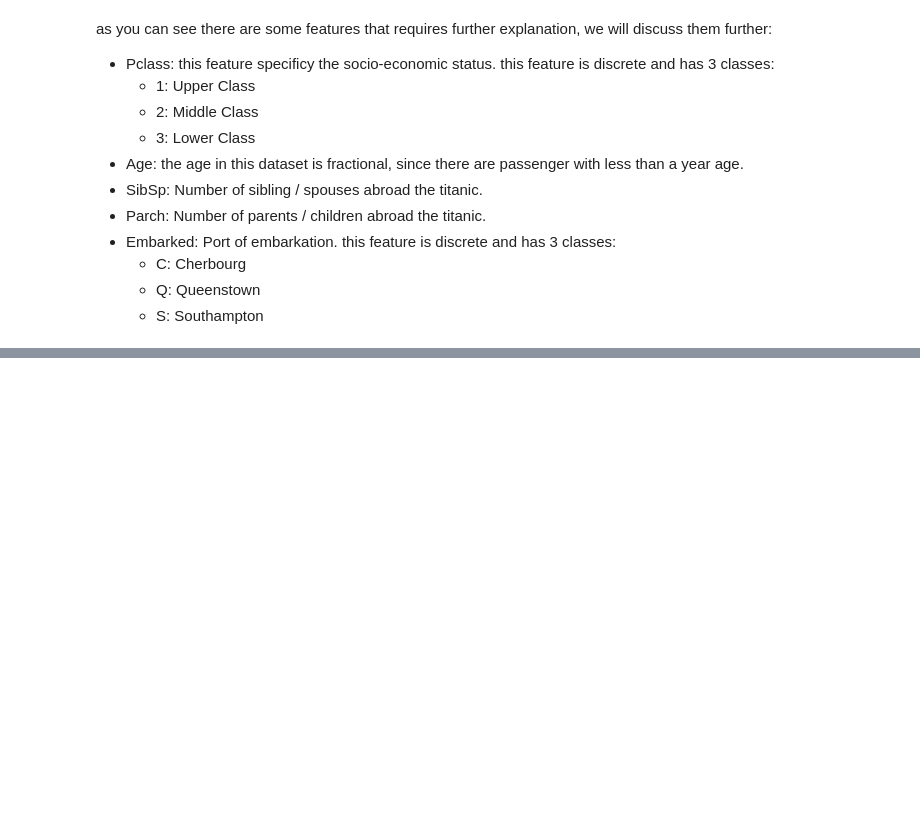
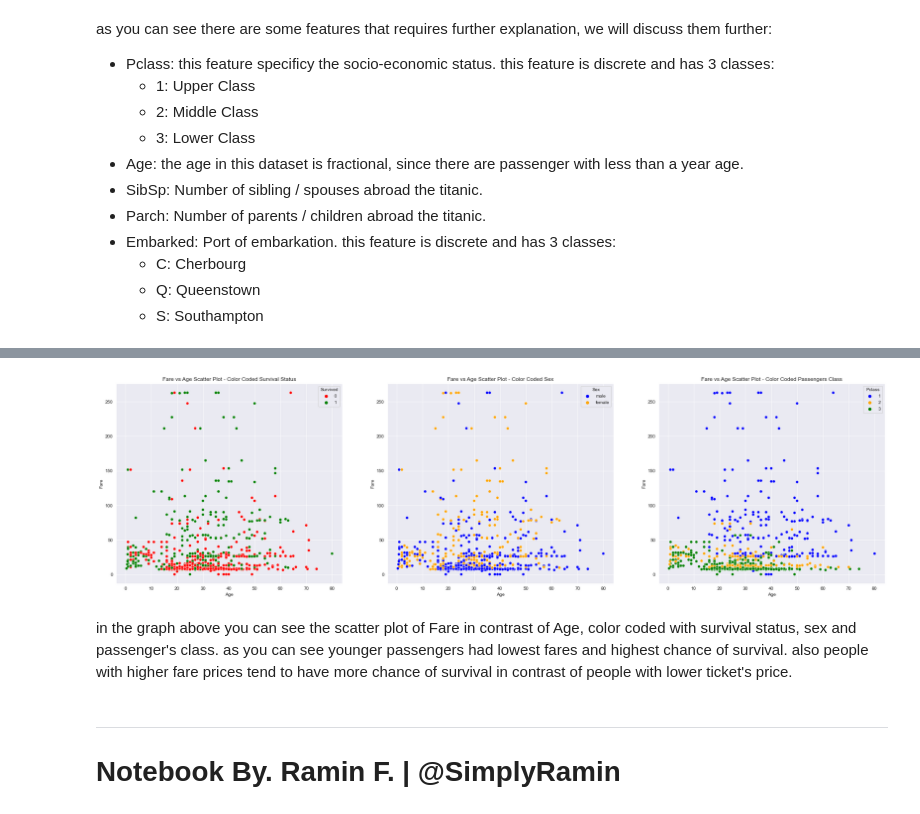
Before and after one commit to SimplyRamin/Titanic-Kaggle, a Jupyter notebook: Titanic EDA - Ramin F v1.0 .ipynb, the cells around one changed output, grey strips where cells are left out. Cells and saved outputs as stored; diff of their text form; code cells hidden in the pictures; blank space fills up the shorter version.

```diff
--- a/Titanic EDA - Ramin F v1.0 .ipynb
+++ b/Titanic EDA - Ramin F v1.0 .ipynb
@@ -94,0 +281,19 @@ plt.show()
+# %%
+fig, axes = plt.subplots(1, 3, figsize=(30,8))
+
+sns.scatterplot(data=train, x='Age', y='Fare', hue='Survived', palette={0:'r', 1:'g'}, ax=axes[0])
+axes[0].set_title('Fare vs Age Scatter Plot - Color Coded Survival Status')
+sns.scatterplot(data=train, x='Age', y='Fare', hue='Sex', palette={'female':'orange', 'male':'b'}, ax=axes[1])
+axes[1].set_title('Fare vs Age Scatter Plot - Color Coded Sex')
+sns.scatterplot(data=train, x='Age', y='Fare', hue='Pclass', palette={1:'b', 2:'orange', 3:'g'}, ax=axes[2])
+axes[2].set_title('Fare vs Age Scatter Plot - Color Coded Passengers Class')
+
+plt.show()
+# %% [output]
+[figure, added]
+# %% [markdown]
+in the graph above you can see the scatter plot of Fare in contrast of Age, color coded with survival status, sex and passenger's class.
+as you can see younger passengers had lowest fares and highest chance of survival. also people with higher fare prices tend to have more chance of survival in contrast of people with lower ticket's price.
+# %% [markdown]
+----
+# Notebook By. Ramin F. | @SimplyRamin
```
Also changed, not shown: parts of 26 cells of this notebook.
